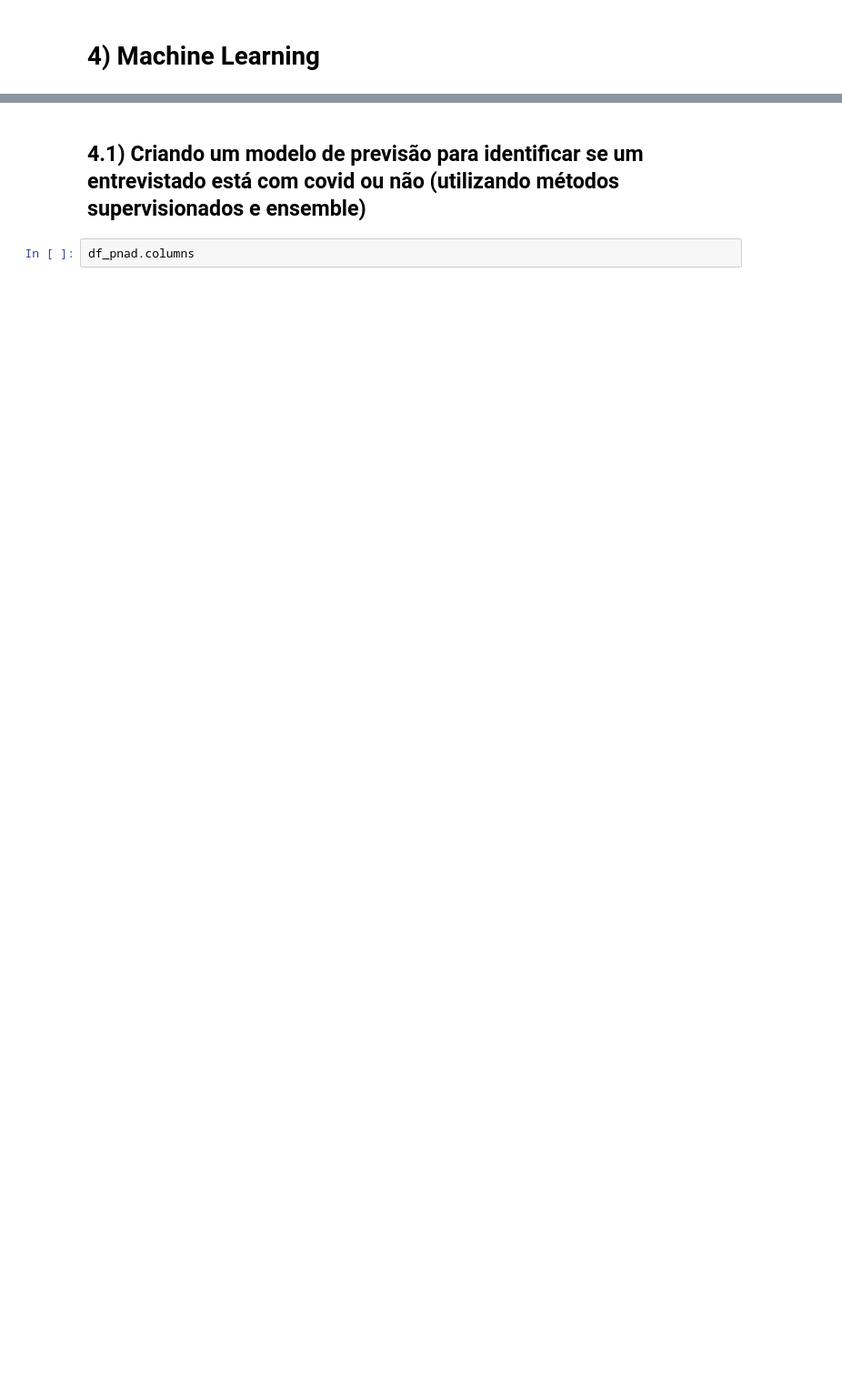
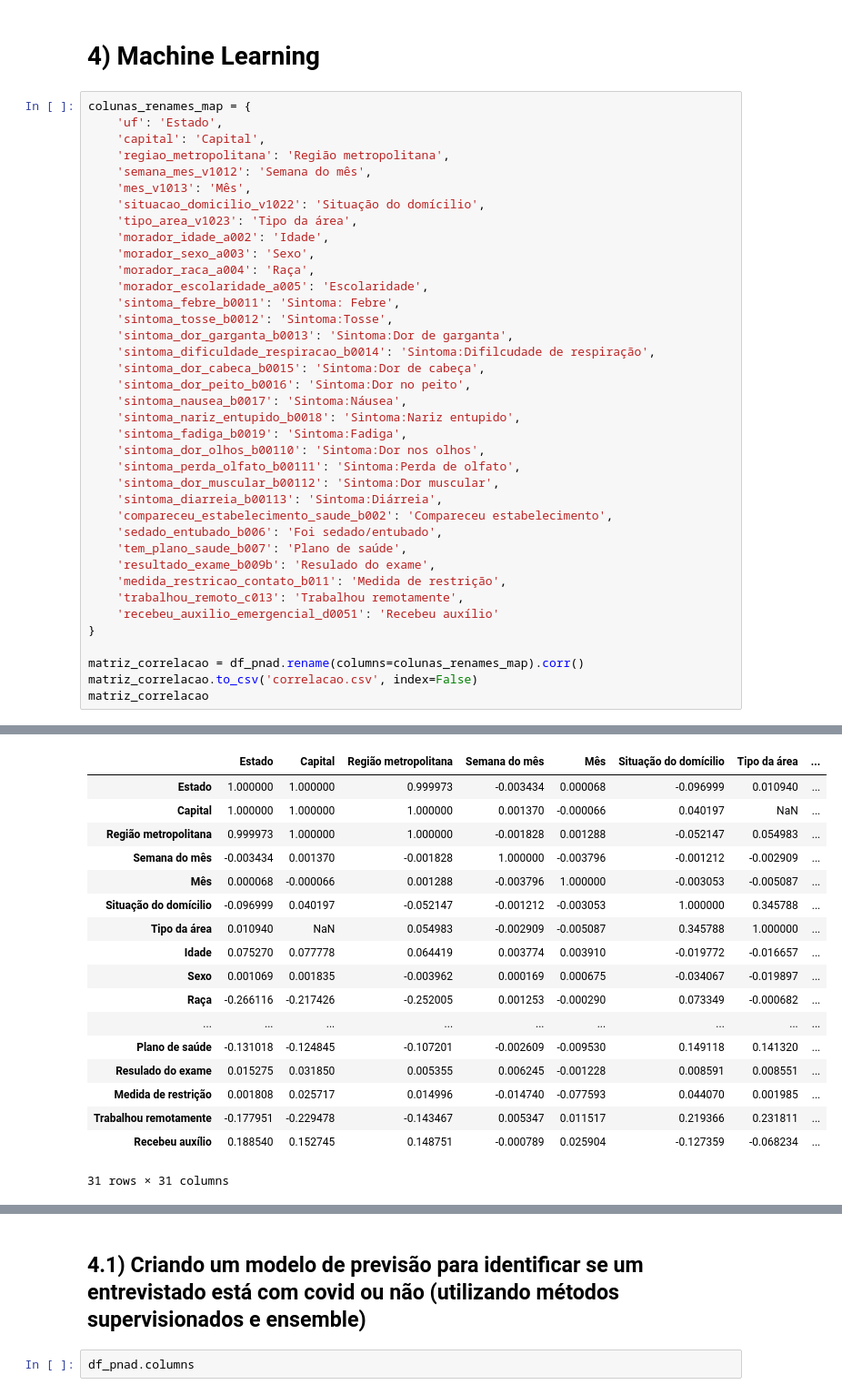
Before and after one commit to dhachcar/postech-tech-challenge-3, a Jupyter notebook: Tech_Challenge_3_Análises_para_o_Streamlit.ipynb, the cells around one changed output, grey strips where cells are left out. Shown at 91% size. Saved outputs shown, nothing was run; the diff lists cells and outputs as text; blank space fills up the shorter version.

Commit message:
feat(notebook): melhorias na parte final da analise clinica e matriz de correlação

```diff
--- a/Tech_Challenge_3_Análises_para_o_Streamlit.ipynb
+++ b/Tech_Challenge_3_Análises_para_o_Streamlit.ipynb
@@ -871,3 +887,42 @@ fig.show()
 [interactive output not drawn]
 # %% [markdown]
 # 4) Machine Learning
+# %%
+colunas_renames_map = {
+    'uf': 'Estado',
+    'capital': 'Capital',
+    'regiao_metropolitana': 'Região metropolitana',
+    'semana_mes_v1012': 'Semana do mês',
+    'mes_v1013': 'Mês',
+    'situacao_domicilio_v1022': 'Situação do domícilio',
+    'tipo_area_v1023': 'Tipo da área',
+    'morador_idade_a002': 'Idade',
+    'morador_sexo_a003': 'Sexo',
+    'morador_raca_a004': 'Raça',
+    'morador_escolaridade_a005': 'Escolaridade',
+    'sintoma_febre_b0011': 'Sintoma: Febre',
+    'sintoma_tosse_b0012': 'Sintoma:Tosse',
+    'sintoma_dor_garganta_b0013': 'Sintoma:Dor de garganta',
+    'sintoma_dificuldade_respiracao_b0014': 'Sintoma:Difilcudade de respiração',
+    'sintoma_dor_cabeca_b0015': 'Sintoma:Dor de cabeça',
+    'sintoma_dor_peito_b0016': 'Sintoma:Dor no peito',
+    'sintoma_nausea_b0017': 'Sintoma:Náusea',
+    'sintoma_nariz_entupido_b0018': 'Sintoma:Nariz entupido',
+    'sintoma_fadiga_b0019': 'Sintoma:Fadiga',
+    'sintoma_dor_olhos_b00110': 'Sintoma:Dor nos olhos',
+    'sintoma_perda_olfato_b00111': 'Sintoma:Perda de olfato',
+    'sintoma_dor_muscular_b00112': 'Sintoma:Dor muscular',
+    'sintoma_diarreia_b00113': 'Sintoma:Diárreia',
+    'compareceu_estabelecimento_saude_b002': 'Compareceu estabelecimento',
+    'sedado_entubado_b006': 'Foi sedado/entubado',
+    'tem_plano_saude_b007': 'Plano de saúde',
+    'resultado_exame_b009b': 'Resulado do exame',
+    'medida_restricao_contato_b011': 'Medida de restrição',
+    'trabalhou_remoto_c013': 'Trabalhou remotamente',
+    'recebeu_auxilio_emergencial_d0051': 'Recebeu auxílio'
+}
+
+matriz_correlacao = df_pnad.rename(columns=colunas_renames_map).corr()
+matriz_correlacao.to_csv('correlacao.csv', index=False)
+matriz_correlacao
+# %% [output]
@@ -874 +930,19 @@ fig.show()
+|  | Estado | Capital | Região metropolitana | Semana do mês | Mês | Situação do domícilio | Tipo da área | ... |
+| Estado | 1.000000 | 1.000000 | 0.999973 | -0.003434 | 0.000068 | -0.096999 | 0.010940 | ... |
+| Capital | 1.000000 | 1.000000 | 1.000000 | 0.001370 | -0.000066 | 0.040197 | NaN | ... |
+| Região metropolitana | 0.999973 | 1.000000 | 1.000000 | -0.001828 | 0.001288 | -0.052147 | 0.054983 | ... |
+| Semana do mês | -0.003434 | 0.001370 | -0.001828 | 1.000000 | -0.003796 | -0.001212 | -0.002909 | ... |
+| Mês | 0.000068 | -0.000066 | 0.001288 | -0.003796 | 1.000000 | -0.003053 | -0.005087 | ... |
+| Situação do domícilio | -0.096999 | 0.040197 | -0.052147 | -0.001212 | -0.003053 | 1.000000 | 0.345788 | ... |
+| Tipo da área | 0.010940 | NaN | 0.054983 | -0.002909 | -0.005087 | 0.345788 | 1.000000 | ... |
+| Idade | 0.075270 | 0.077778 | 0.064419 | 0.003774 | 0.003910 | -0.019772 | -0.016657 | ... |
+| Sexo | 0.001069 | 0.001835 | -0.003962 | 0.000169 | 0.000675 | -0.034067 | -0.019897 | ... |
+| Raça | -0.266116 | -0.217426 | -0.252005 | 0.001253 | -0.000290 | 0.073349 | -0.000682 | ... |
+| ... | ... | ... | ... | ... | ... | ... | ... | ... |
+| Plano de saúde | -0.131018 | -0.124845 | -0.107201 | -0.002609 | -0.009530 | 0.149118 | 0.141320 | ... |
+| Resulado do exame | 0.015275 | 0.031850 | 0.005355 | 0.006245 | -0.001228 | 0.008591 | 0.008551 | ... |
+| Medida de restrição | 0.001808 | 0.025717 | 0.014996 | -0.014740 | -0.077593 | 0.044070 | 0.001985 | ... |
+| Trabalhou remotamente | -0.177951 | -0.229478 | -0.143467 | 0.005347 | 0.011517 | 0.219366 | 0.231811 | ... |
+| Recebeu auxílio | 0.188540 | 0.152745 | 0.148751 | -0.000789 | 0.025904 | -0.127359 | -0.068234 | ... |
+31 rows × 31 columns
 # %%
```
Also changed, not shown: parts of 31 cells of this notebook.
